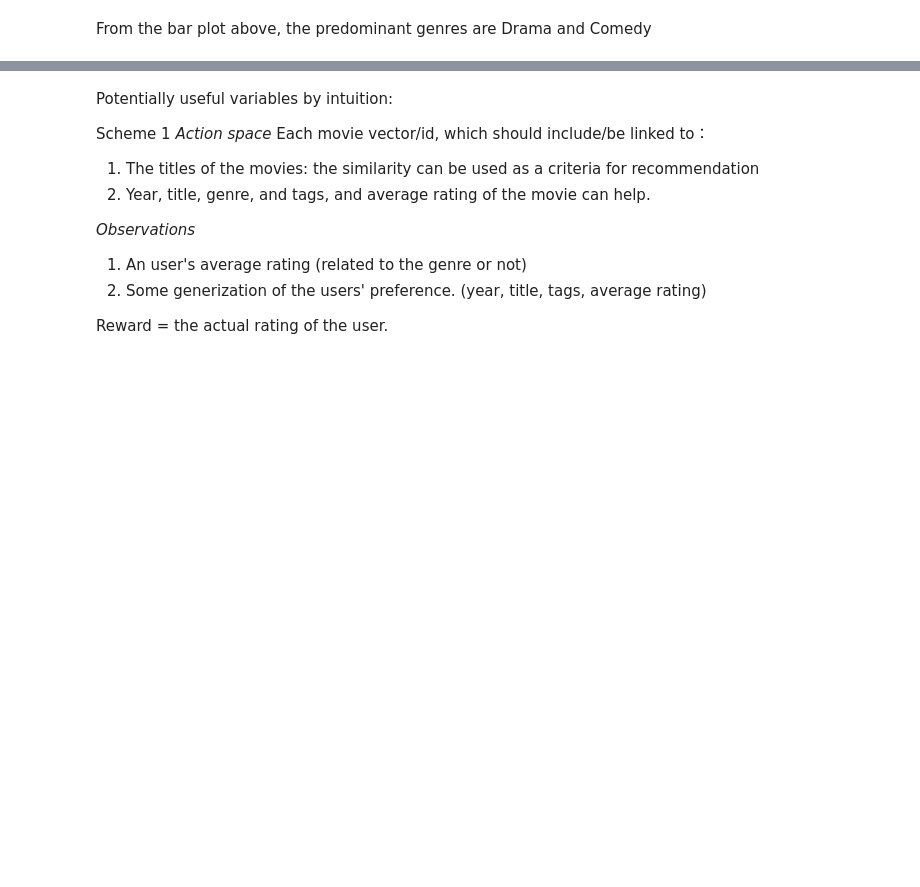
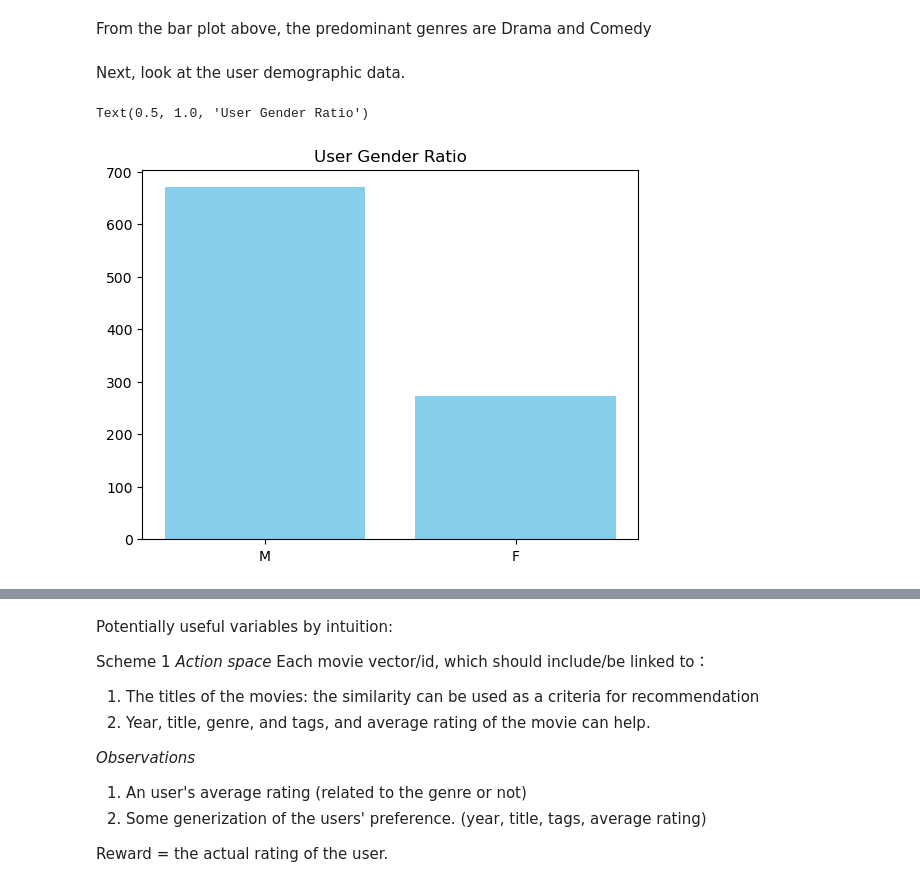
Before and after one commit to NGYeung/RL-playground, a Jupyter notebook: Movie_Recommender/Movie_EDA.ipynb, the cells around one changed output, grey strips where cells are left out. Drawn from its saved outputs; the diff is of its cells as text; code cells hidden in the pictures; blank space fills up the shorter version.

```diff
--- a/Movie_Recommender/Movie_EDA.ipynb
+++ b/Movie_Recommender/Movie_EDA.ipynb
@@ -175,3 +175,14 @@ plt.xticks(rotation=45, ha='right', fontsize=10)
 [figure]
 # %% [markdown]
 From the bar plot above, the predominant genres are Drama and Comedy
+# %% [markdown]
+Next, look at the user demographic data.
+# %%
+# count the gender
+gender_count = users['gender'].value_counts()
+
+plt.bar(['M','F'], list(gender_count), color = 'skyblue')
+plt.title('User Gender Ratio')
+# %% [output]
+Text(0.5, 1.0, 'User Gender Ratio')
+[figure, added]
```
Also changed, not shown: parts of 9 cells of this notebook.
